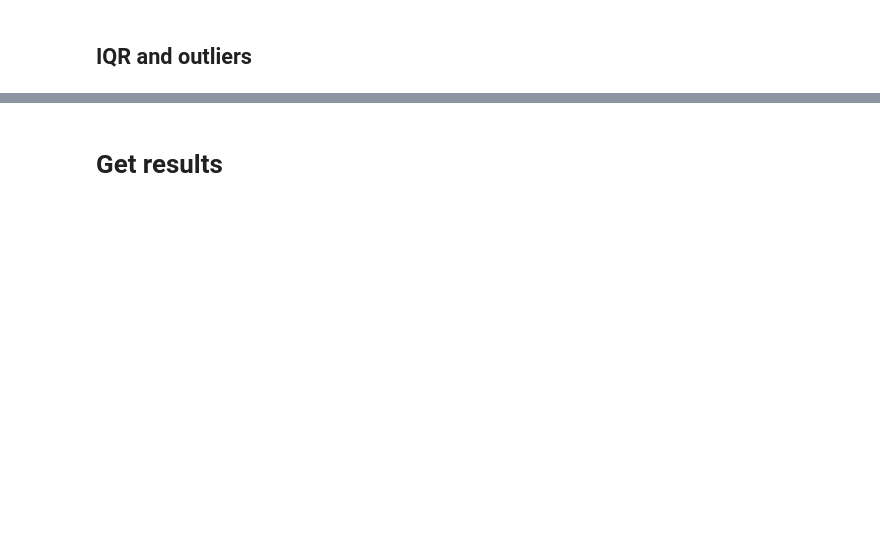
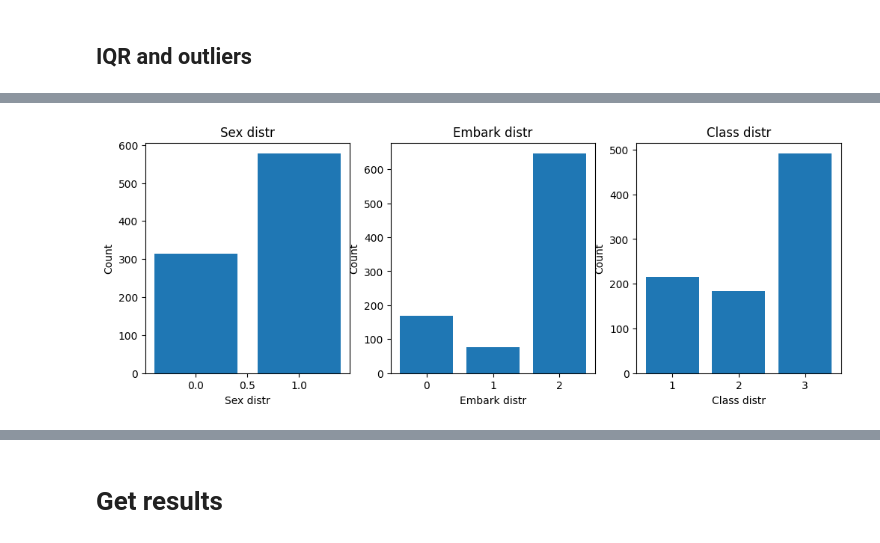
Before and after one commit to Dimildizio/WorksOnMyMachine, a Jupyter notebook: TitanicEDA.ipynb, the cells around one changed output, grey strips where cells are left out. Drawn from its saved outputs; the diff is of its cells as text; code cells hidden in the pictures; blank space fills up the shorter version.

```diff
--- a/TitanicEDA.ipynb
+++ b/TitanicEDA.ipynb
@@ -365,0 +373,19 @@ df.head()
+# %%
+
+fig, axs = plt.subplots(1, 3, figsize=(12, 4))
+
+sex_counts = df_n['Sex'].value_counts()
+embark_counts = df_n['Embarked'].value_counts()
+class_counts = df_n['Pclass'].value_counts()
+barlist = [sex_counts, embark_counts, class_counts]
+names = 'Sex distr', 'Embark distr', 'Class distr'
+
+for n in range(len(barlist)):
+  axs[n].bar(barlist[n].index, barlist[n].values)
+  axs[n].set_title(names[n])
+  axs[n].set_xlabel(names[n])
+  axs[n].set_ylabel('Count')
+
+plt.show()
+# %% [output]
+[figure, added]
```
Also changed, not shown: parts of 25 cells of this notebook.
